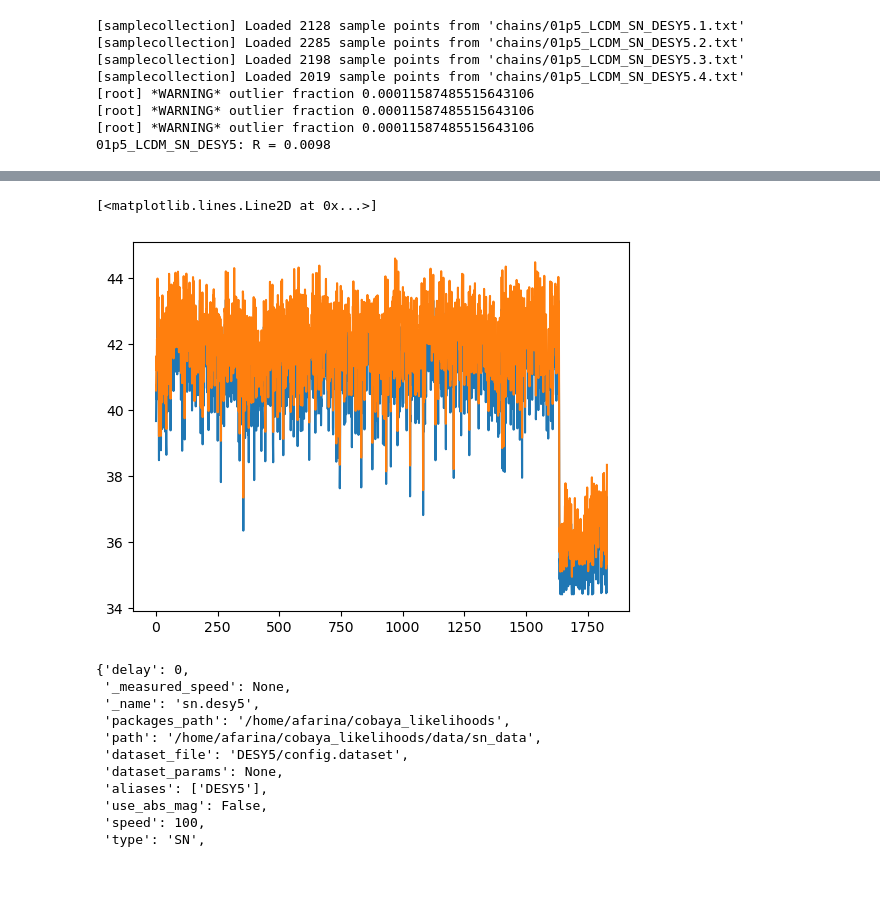
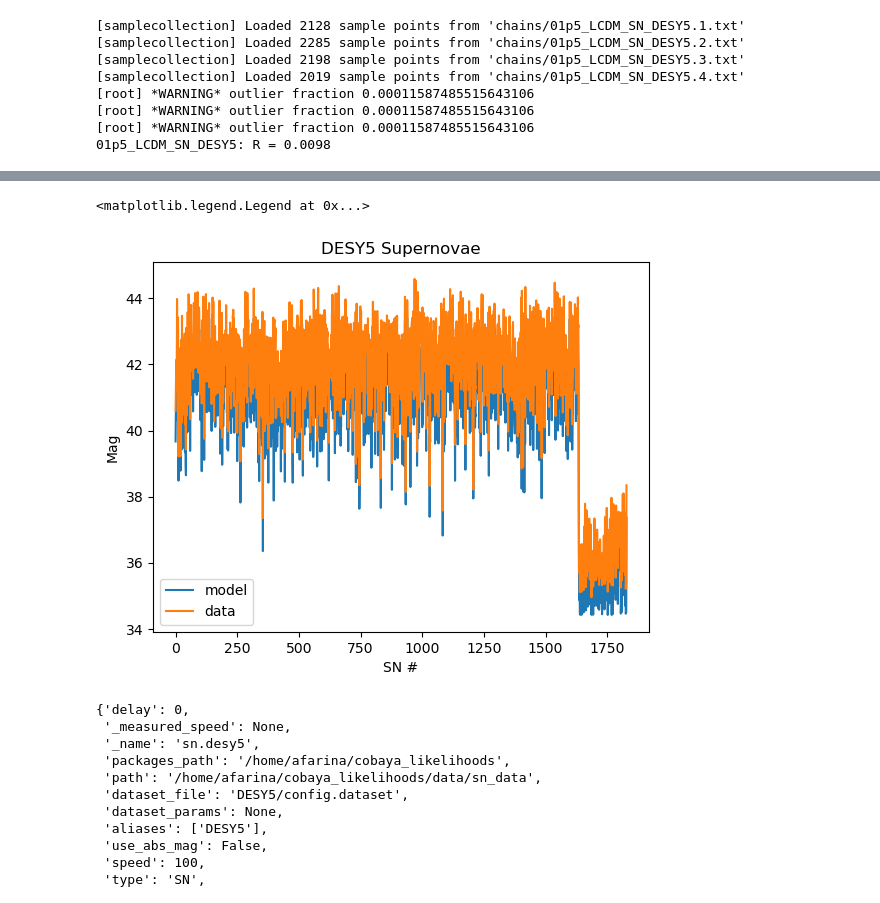
Before and after one commit to GenovaCosmology/ParametricModels, a Jupyter notebook: LCDM/get_useful_quantities.ipynb, the cells around one changed output, grey strips where cells are left out. Cells and saved outputs as stored; diff of their text form; code cells hidden in the pictures; blank space fills up the shorter version.

```diff
--- a/LCDM/get_useful_quantities.ipynb
+++ b/LCDM/get_useful_quantities.ipynb
@@ -528,11 +528,15 @@ logposterior = model.loglike(params, return_derived=False)
 angular_diameter_distances = model.provider.get_angular_diameter_distance(zcmb)
 SN_model = 5 * np.log10((1 + zhel) * (1 + zcmb) * angular_diameter_distances)
 # %%
-plt.plot(SN_model + 25)
-plt.plot(mag)
+plt.plot(SN_model + 25, label='model')
+plt.plot(mag, label='data')
+plt.title('DESY5 Supernovae')
+plt.xlabel("SN #")
+plt.ylabel("Mag")
+plt.legend()
 # %% [output]
-[<matplotlib.lines.Line2D at 0x...>]
+<matplotlib.legend.Legend at 0x...>
-[figure, old version]
+[figure, new version]
 # %%
 model.components[0].__dict__
 # %% [output]
```
Also changed, not shown: parts of 4 cells of this notebook, 1 other file.
